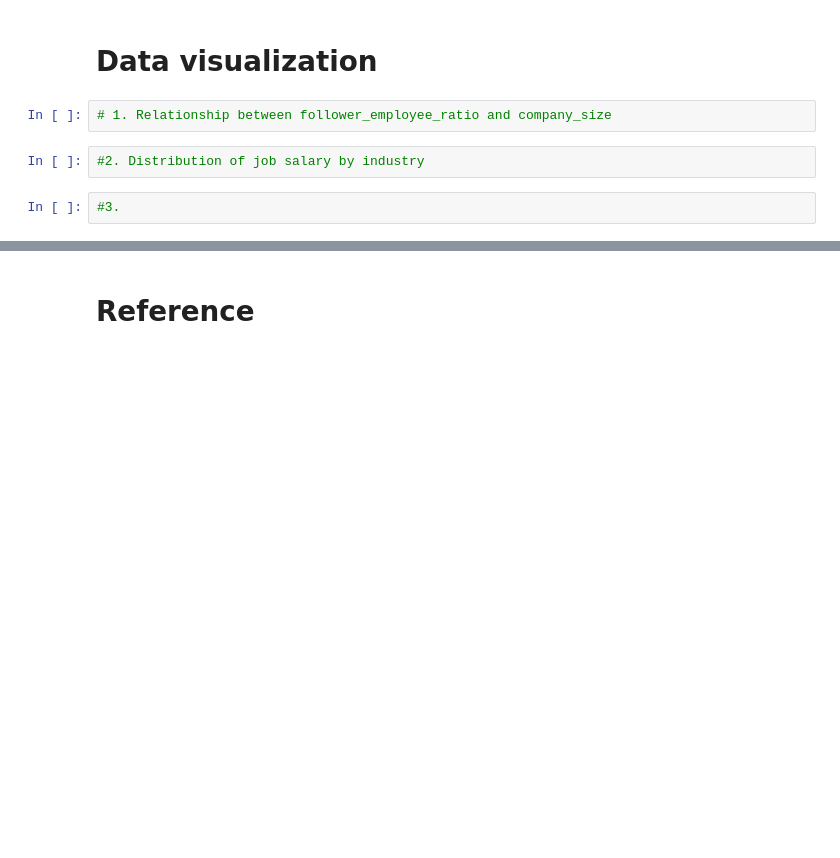
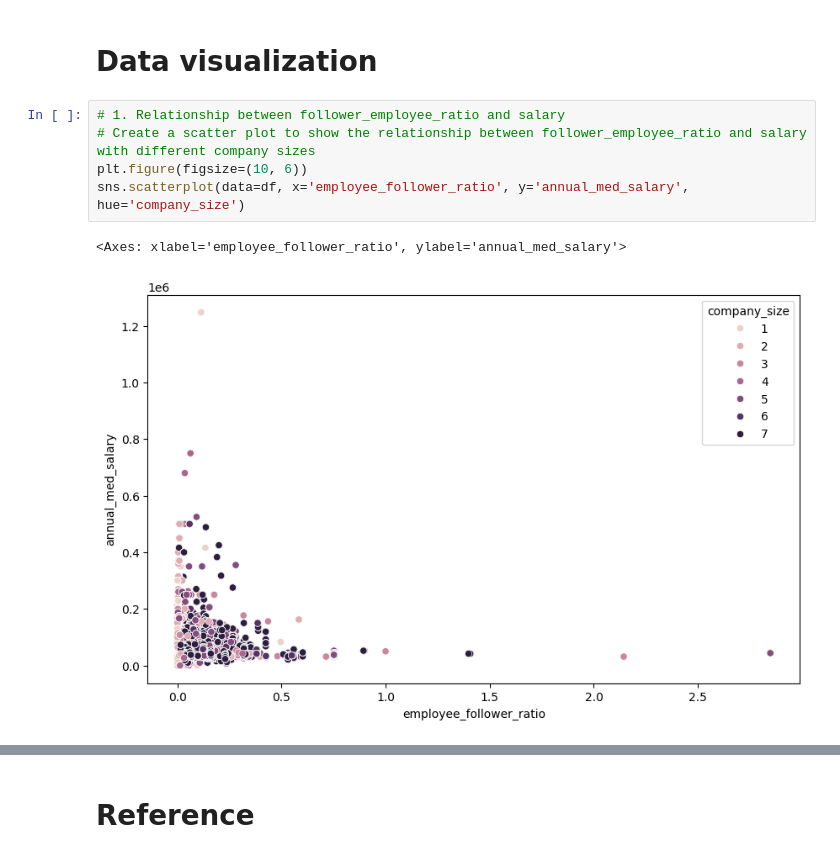
Before and after one commit to Koi4595/Group_10_FA_2024, a Jupyter notebook: SI_618_Project_Part1.ipynb, the cells around one changed output, grey strips where cells are left out. Cells and saved outputs as stored; diff of their text form; blank space fills up the shorter version.

Commit message:
Visualized some basic variables

```diff
--- a/SI_618_Project_Part1.ipynb
+++ b/SI_618_Project_Part1.ipynb
@@ -316,9 +316,11 @@ dtype: int64
 job_company_pair.to_csv('./Projectdata/job_company_pair.csv', index=False)
 # %% [markdown]
 # **Data visualization**
-# %%
-# 1. Relationship between follower_employee_ratio and company_size
-# %%
-#2. Distribution of job salary by industry
-# %%
-#3.
+# %%
+# 1. Relationship between follower_employee_ratio and salary
+# Create a scatter plot to show the relationship between follower_employee_ratio and salary with different company sizes
+plt.figure(figsize=(10, 6))
+sns.scatterplot(data=df, x='employee_follower_ratio', y='annual_med_salary', hue='company_size')
+# %% [output]
+<Axes: xlabel='employee_follower_ratio', ylabel='annual_med_salary'>
+[figure, added]
```
Also changed, not shown: parts of 2 cells of this notebook.
